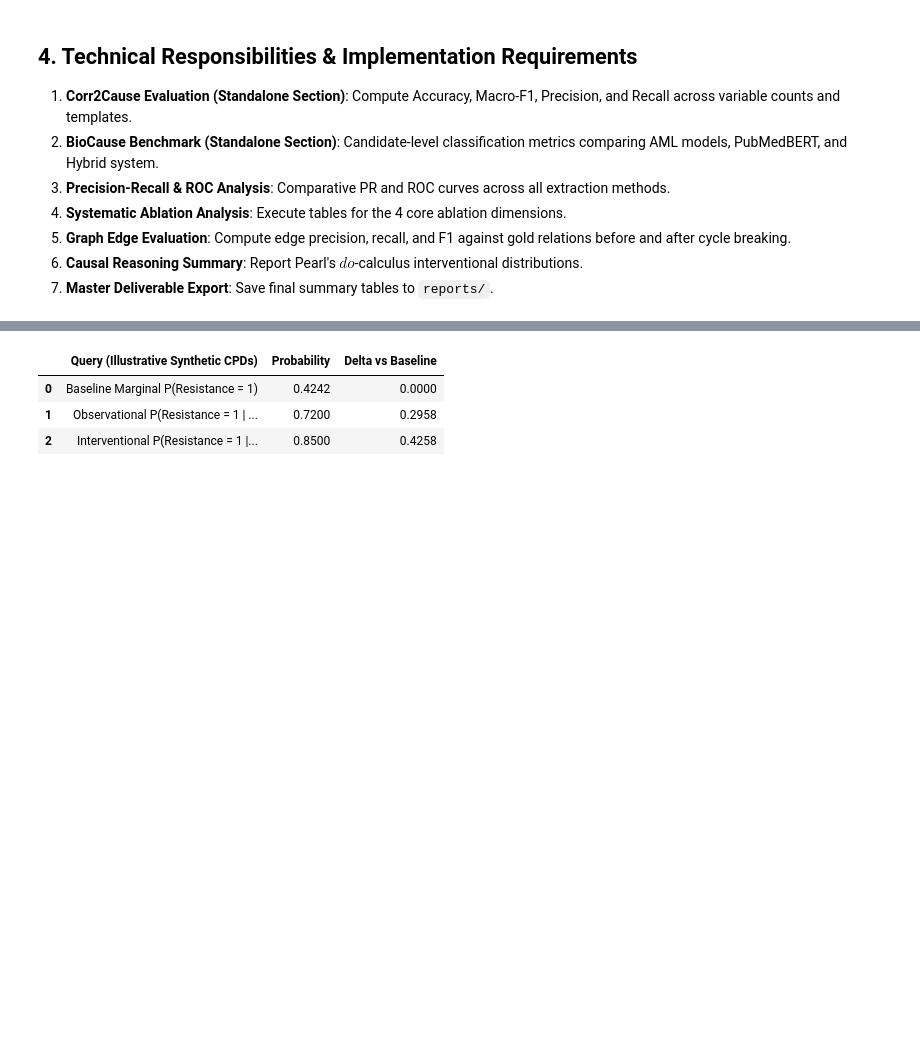
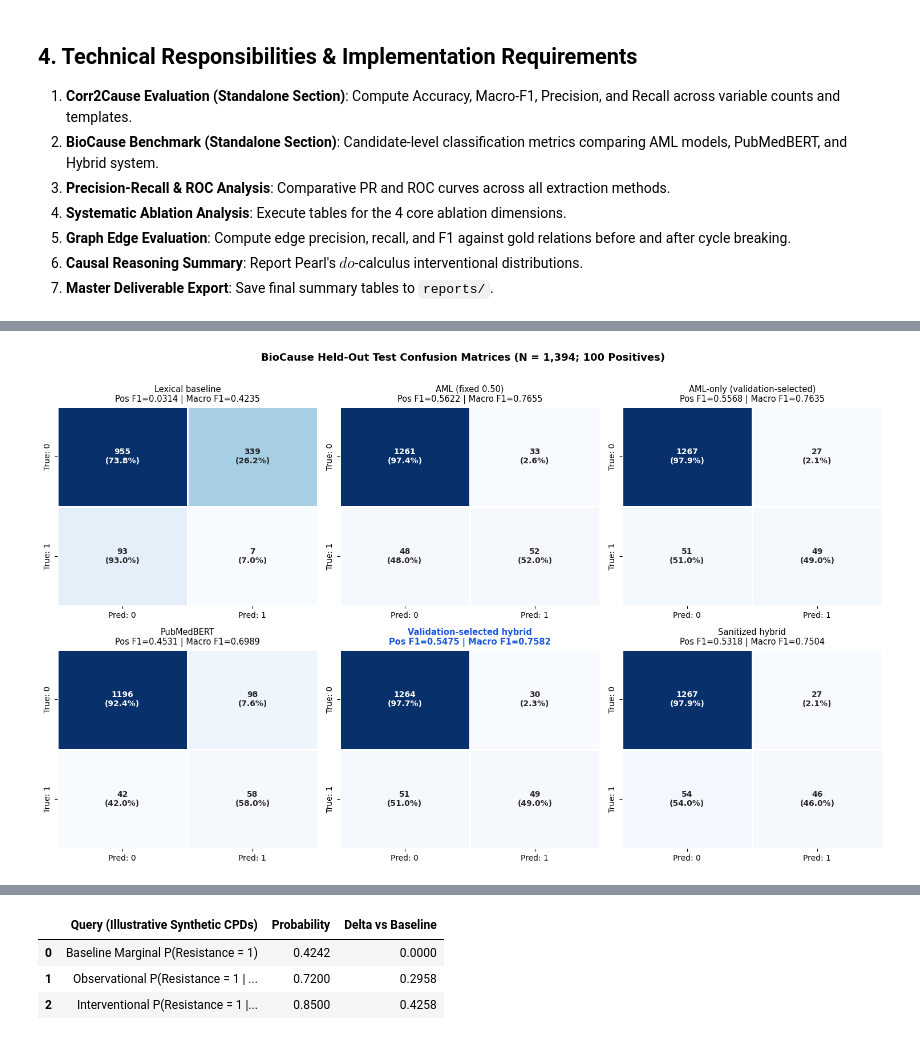
Before and after one commit to alpha-sml/causal-nlp-reasoning, a Jupyter notebook: DL/DL_05_evaluation_ablation.ipynb, the cells around one changed output, grey strips where cells are left out. Cells and saved outputs as stored; diff of their text form; code cells hidden in the pictures; blank space fills up the shorter version.

```diff
--- a/DL/DL_05_evaluation_ablation.ipynb
+++ b/DL/DL_05_evaluation_ablation.ipynb
@@ -315,3 +358,41 @@ plt.show()
+# %%
+# Section 4c: Visual Confusion Matrix Heatmaps Across All Evaluated Models
+fig, axes = plt.subplots(2, 3, figsize=(15, 9))
+for ax, (_, row) in zip(axes.flat, df_benchmark.iterrows()):
+    cm_arr = np.array(row['Confusion Matrix'], dtype=int)
+    row_sums = cm_arr.sum(axis=1, keepdims=True)
+    cm_pct = np.divide(cm_arr, row_sums, out=np.zeros_like(cm_arr, dtype=float), where=row_sums > 0) * 100.0
+    annot = np.array([
+        [f'{cm_arr[i, j]}\n({cm_pct[i, j]:.1f}%)' for j in range(cm_arr.shape[1])]
+        for i in range(cm_arr.shape[0])
+    ])
+    sns.heatmap(
+        cm_arr,
+        annot=annot,
+        fmt='',
+        cmap='Blues',
+        cbar=False,
+        ax=ax,
+        xticklabels=['Pred: 0', 'Pred: 1'],
+        yticklabels=['True: 0', 'True: 1'],
+        linewidths=0.8,
+        linecolor='white',
+        annot_kws={'size': 10, 'weight': 'bold'},
+    )
+    is_best = row['Model Paradigm'] == 'Validation-selected hybrid'
+    ax.set_title(
+        f"{row['Model Paradigm']}\nPos F1={row['Pos F1']:.4f} | Macro F1={row['Macro F1']:.4f}",
+        fontsize=10.5,
+        fontweight='bold' if is_best else 'normal',
+        color='#1A56DB' if is_best else 'black',
+    )
+
+fig.suptitle('BioCause Held-Out Test Confusion Matrices (N = 1,394; 100 Positives)', fontsize=13, fontweight='bold', y=1.01)
+plt.tight_layout()
+plt.savefig(REPORTS_DIR / 'dl_biocause_confusion_matrices.png', dpi=300, bbox_inches='tight')
+plt.show()
+# %% [output]
+[figure, added]
 # %%
 # Section 5: Executed Ablation Studies
 import gc
```
Also changed, not shown: parts of 7 cells of this notebook, 30 other files.
